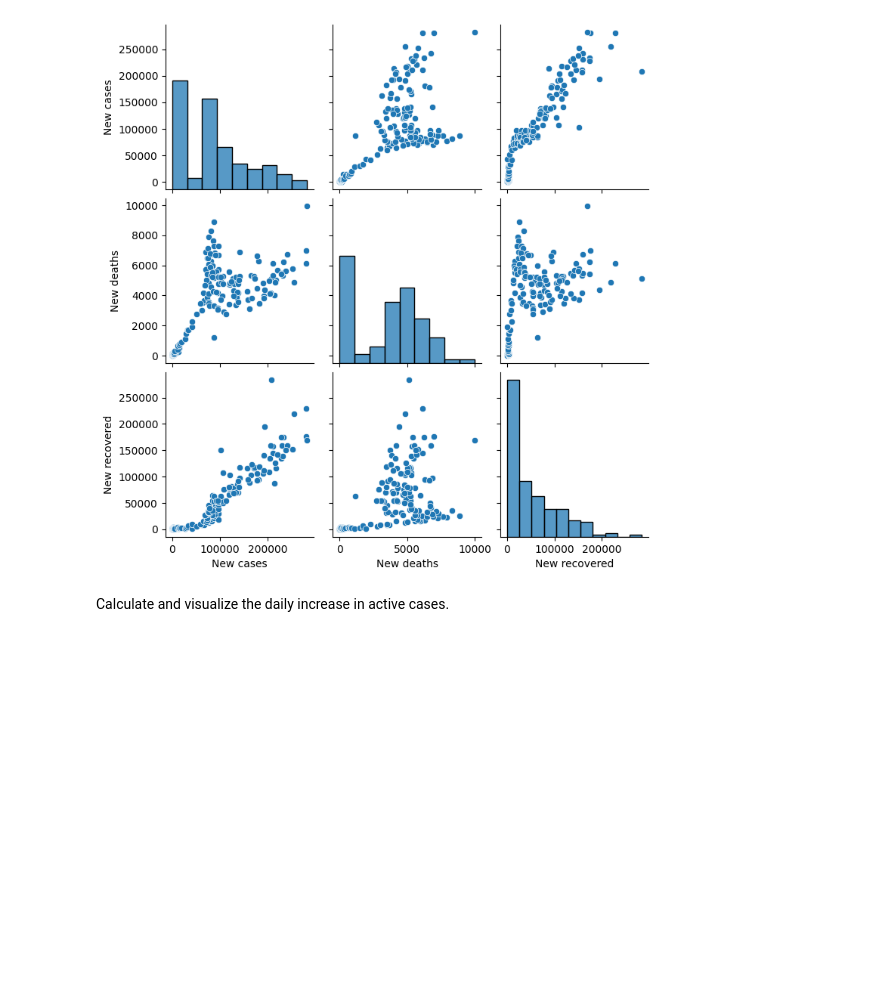
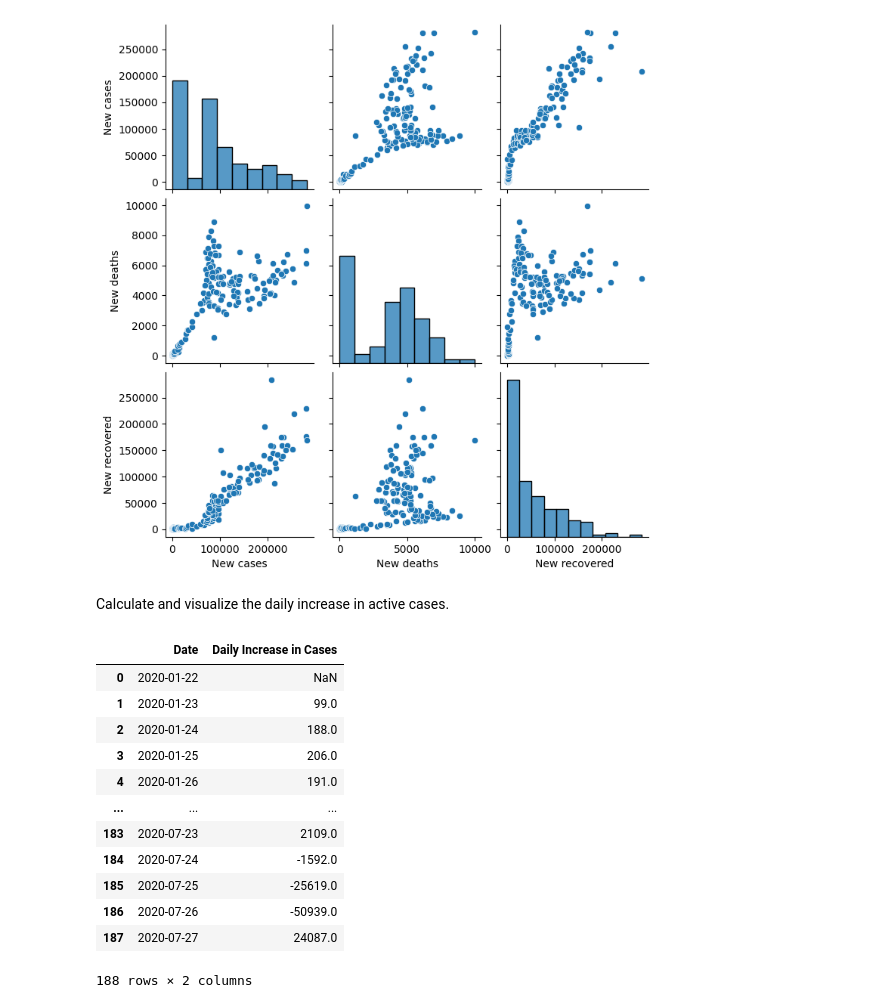
Before and after one commit to akxiit/Normal-Data-Visulization, a Jupyter notebook: notebooks/Covid-19/Day-wise.ipynb, the cells around one changed output. Cells and saved outputs as stored; diff of their text form; code cells hidden in the pictures; blank space fills up the shorter version.

```diff
--- a/notebooks/Covid-19/Day-wise.ipynb
+++ b/notebooks/Covid-19/Day-wise.ipynb
@@ -193,3 +193,20 @@ sns.pairplot(df[['New cases', 'New deaths', 'New recovered']])
 [figure]
 # %% [markdown]
 Calculate and visualize the daily increase in active cases.
+# %%
+df['Daily Increase in Cases'] = df['New cases'].diff()
+df[['Date', 'Daily Increase in Cases']].reset_index(drop=True)
+# %% [output]
+|  | Date | Daily Increase in Cases |
+| 0 | 2020-01-22 | NaN |
+| 1 | 2020-01-23 | 99.0 |
+| 2 | 2020-01-24 | 188.0 |
+| 3 | 2020-01-25 | 206.0 |
+| 4 | 2020-01-26 | 191.0 |
+| ... | ... | ... |
+| 183 | 2020-07-23 | 2109.0 |
+| 184 | 2020-07-24 | -1592.0 |
+| 185 | 2020-07-25 | -25619.0 |
+| 186 | 2020-07-26 | -50939.0 |
+| 187 | 2020-07-27 | 24087.0 |
+188 rows × 2 columns
```
Also changed, not shown: parts of 1 cell of this notebook.
